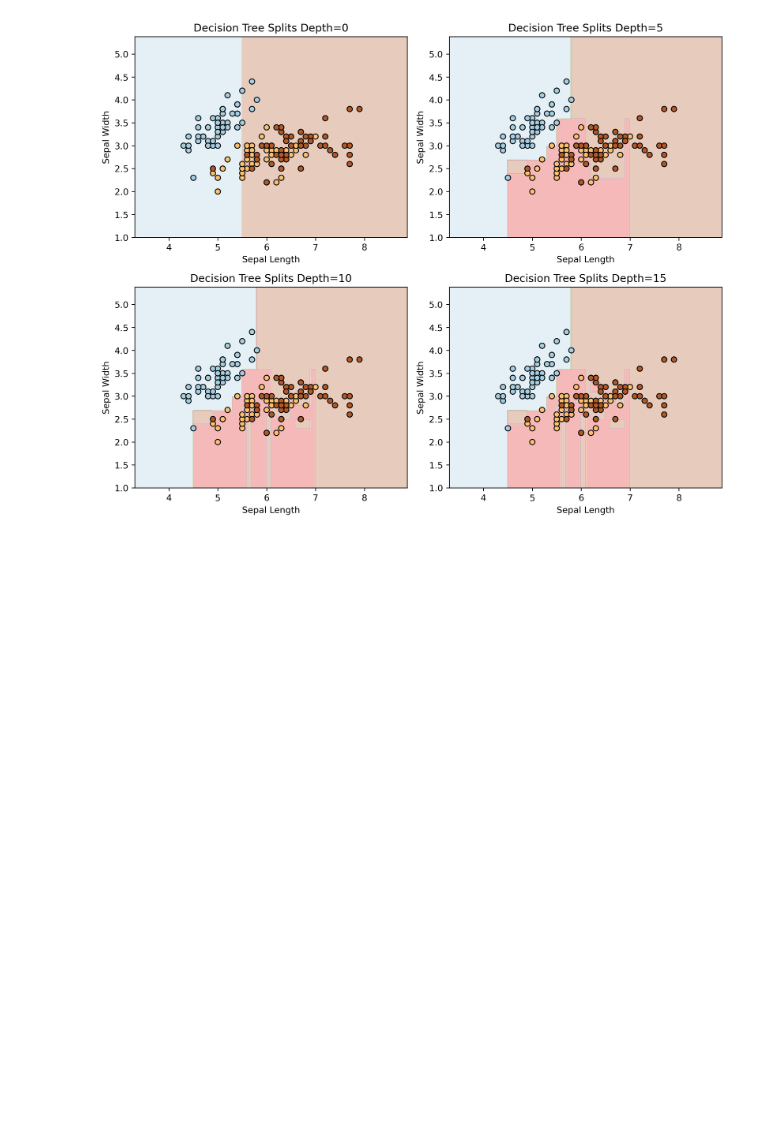
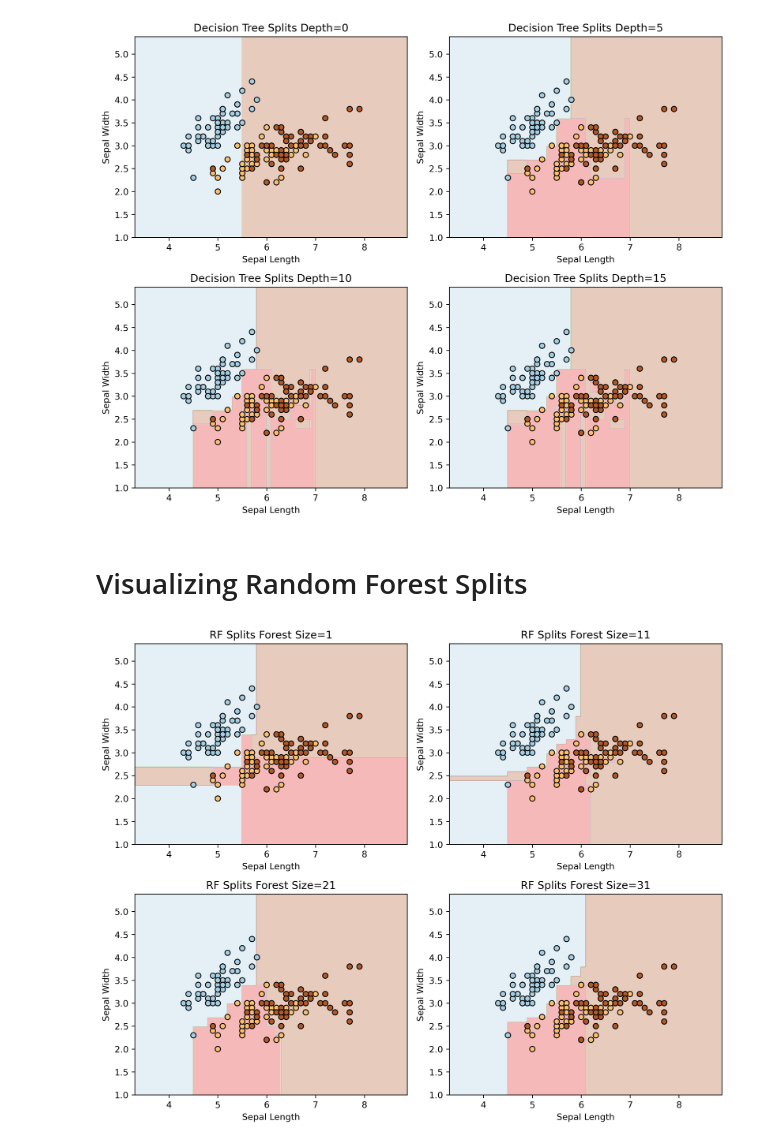
Before and after one commit to aj-bei/Random-Forest-Classifier-From-Scratch, a Jupyter notebook: RandomForest.ipynb, the cells around one changed output. Cells and saved outputs as stored; diff of their text form; code cells hidden in the pictures; blank space fills up the shorter version.

```diff
--- a/RandomForest.ipynb
+++ b/RandomForest.ipynb
@@ -438,3 +402,40 @@ plt.savefig("decision_boundaries.png", dpi=dpi)
 plt.show()
 # %% [output]
 [figure]
+# %% [markdown]
+# Visualizing Random Forest Splits
+# %%
+# function to plot random forest boundaries
+def plot_forest_boundaries(clf, X, y, ax, title="Decision Boundaries"):
+    h = .02  # step size in the mesh
+    x_min, x_max = X[:, 0].min() - 1, X[:, 0].max() + 1
+    y_min, y_max = X[:, 1].min() - 1, X[:, 1].max() + 1
+    xx, yy = np.meshgrid(np.arange(x_min, x_max, h),
+                         np.arange(y_min, y_max, h))
+
+    # predict on the mesh grid to establish the class boundaries
+    Z = clf.predict(np.c_[xx.ravel(), yy.ravel()])
+    Z = Z.reshape(xx.shape)
+
+    # plot decision boundaries and scatter points
+    ax.contourf(xx, yy, Z, alpha=0.3, cmap=plt.cm.Paired)
+    ax.scatter(X[:, 0], X[:, 1], c=y, edgecolor='k', cmap=plt.cm.Paired)
+    ax.set_title(title)
+    ax.set_xlabel('Sepal Length')
+    ax.set_ylabel('Sepal Width')
+
+# Set up the plot
+dpi = 300
+fig, axes = plt.subplots(2, 2, figsize=(10, 8), dpi=dpi)
+
+forest_size_range = range(1,40,10)  # number of base learners
+for size, ax in zip(forest_size_range, axes.flatten()):
+    clf = RandomForestClassifier(num_trees=size, max_depth=3, max_features=2)
+    clf.fit(iris.data[:, :2], iris.target)
+    plot_forest_boundaries(clf, X, y, ax, f"RF Splits Forest Size={size}")
+
+plt.tight_layout()
+plt.savefig("decision_boundaries_rf.png", dpi=dpi)
+plt.show()
+# %% [output]
+[figure, new version]
```
Also changed, not shown: parts of 5 cells of this notebook.
